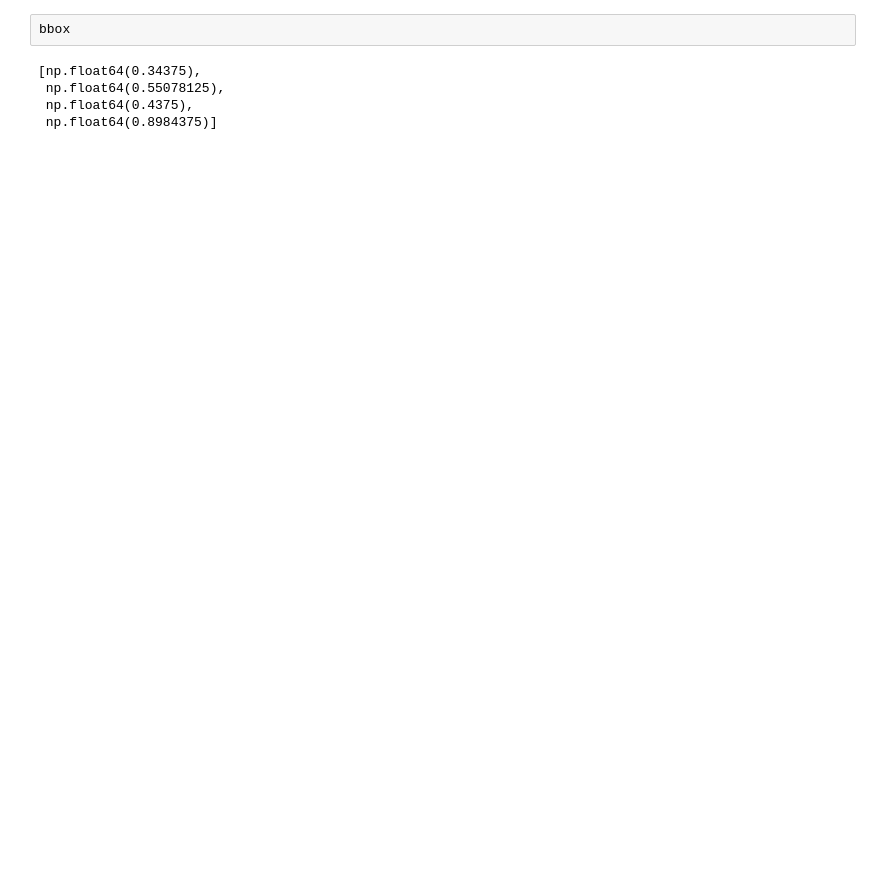
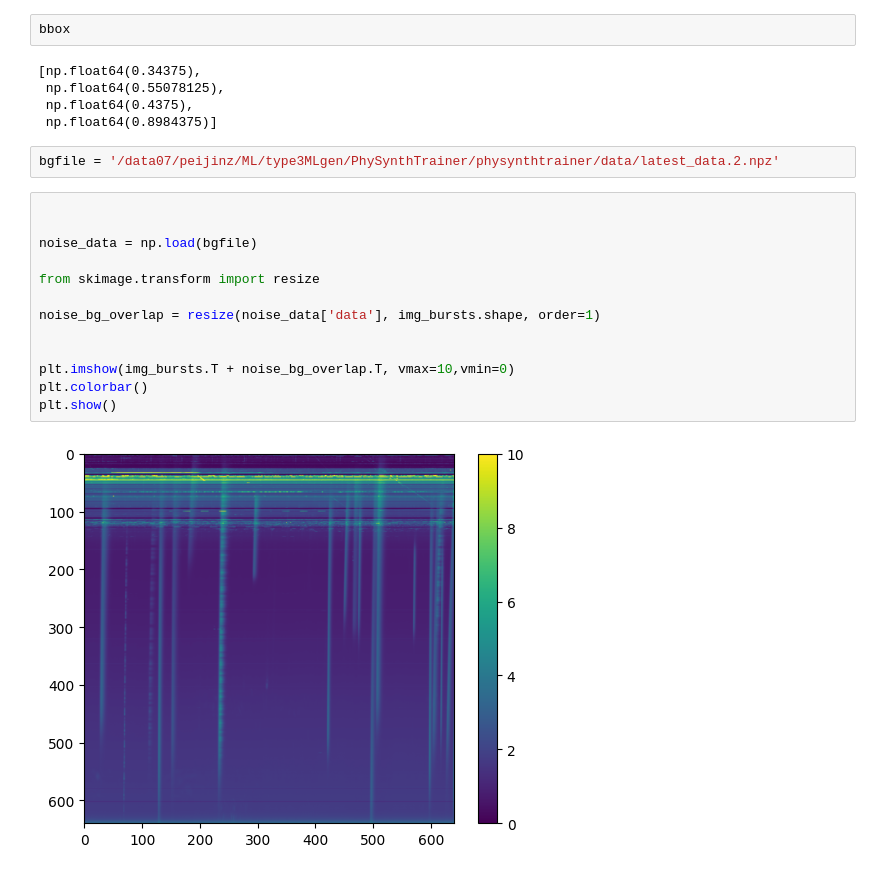
Before and after one commit to peijin94/PhySynthTrainer, a Jupyter notebook: example/demo.ipynb, the cells around one changed output. Saved outputs shown, nothing was run; the diff lists cells and outputs as text; blank space fills up the shorter version.

Commit message:
data as BG

```diff
--- a/example/demo.ipynb
+++ b/example/demo.ipynb
@@ -332,3 +348,20 @@ bbox
  np.float64(0.55078125),
  np.float64(0.4375),
  np.float64(0.8984375)]
+# %%
+bgfile = '/data07/peijinz/ML/type3MLgen/PhySynthTrainer/physynthtrainer/data/latest_data.2.npz'
+# %%
+
+
+noise_data = np.load(bgfile)
+
+from skimage.transform import resize
+
+noise_bg_overlap = resize(noise_data['data'], img_bursts.shape, order=1)
+
+
+plt.imshow(img_bursts.T + noise_bg_overlap.T, vmax=10,vmin=0)
+plt.colorbar()
+plt.show()
+# %% [output]
+[figure, added]
```
Also changed, not shown: parts of 12 cells of this notebook, 5 other files.
